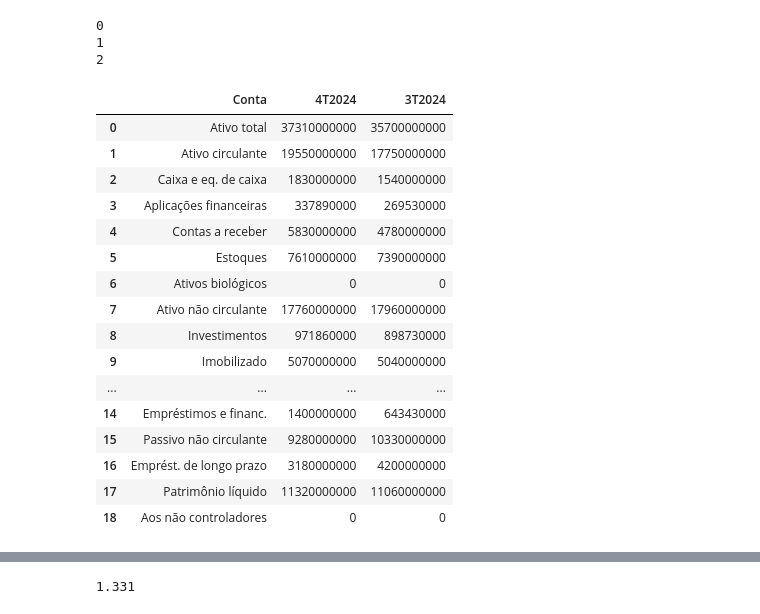
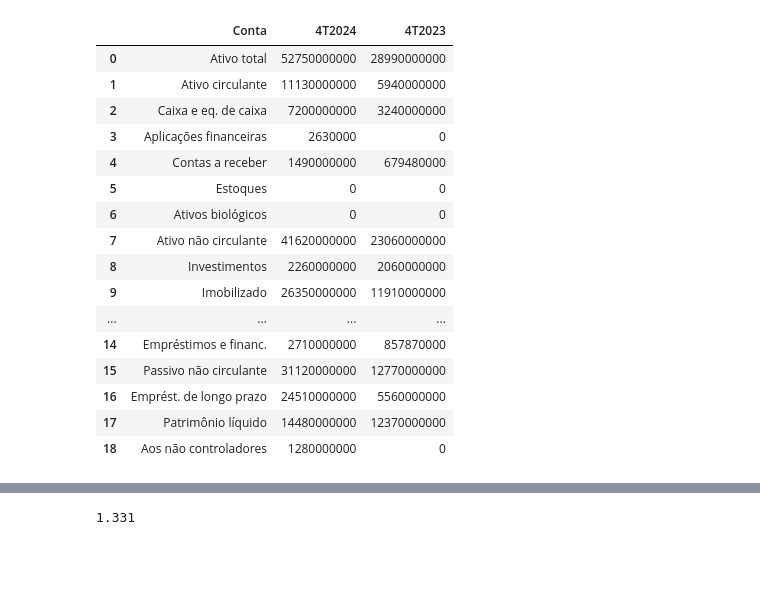
Before and after one commit to Felarxa/Projeto_Econometria_Financeira, a Jupyter notebook: Notebooks/notebook.ipynb, the cells around one changed output, grey strips where cells are left out. Drawn from its saved outputs; the diff is of its cells as text; code cells hidden in the pictures; blank space fills up the shorter version.

```diff
--- a/Notebooks/notebook.ipynb
+++ b/Notebooks/notebook.ipynb
@@ -103,7 +84,6 @@ df2
 # %%
-multp = {'t': 1e12, 'b': 1e9, 'm': 1e6, 'mil': 1e3}
-
 def convert_value(value):
+    multp = {'t': 1e12, 'b': 1e9, 'm': 1e6, 'mil': 1e3}
     val_str = str(value).strip().lower()
     parts = val_str.split(' ')
 
@@ -113,38 +93,37 @@ def convert_value(value):
         x = float(x) * multp.get(y, 1)
         return int(x)
 
-    return value
+    return int(value)
 
-for i in range(0,3):
-    var = 'df' + str(i)
-    vars()[var][vars()[var].columns[1:]] = vars()[var][vars()[var].columns[1:]].applymap(convert_value)
-    print(i)
+try:
+    for i in range(0,3):
+        var = 'df' + str(i)
+        vars()[var][vars()[var].columns[1:]] = vars()[var][vars()[var].columns[1:]].map(convert_value)
+except Exception as e:
+    print(f'Valores inconsistenmtes para o valuation de {ticker}: {str(e)}')
-# %% [output]
-0
-1
-2
 # %%
 df0_1 = df0.drop(df0.columns[1], axis=1)
 df0_1 = df0_1.drop(df0_1.columns[6:], axis=1)
 df0_1 = df0_1.drop(df0_1.columns[2:5], axis=1)
+df0_1
 # %% [output]
-|  | Conta | 4T2024 | 3T2024 |
-| 0 | Ativo total | 37310000000 | 35700000000 |
-| 1 | Ativo circulante | 19550000000 | 17750000000 |
-| 2 | Caixa e eq. de caixa | 1830000000 | 1540000000 |
-| 3 | Aplicações financeiras | 337890000 | 269530000 |
-| 4 | Contas a receber | 5830000000 | 4780000000 |
-| 5 | Estoques | 7610000000 | 7390000000 |
+|  | Conta | 4T2024 | 4T2023 |
+| 0 | Ativo total | 52750000000 | 28990000000 |
+| 1 | Ativo circulante | 11130000000 | 5940000000 |
+| 2 | Caixa e eq. de caixa | 7200000000 | 3240000000 |
+| 3 | Aplicações financeiras | 2630000 | 0 |
+| 4 | Contas a receber | 1490000000 | 679480000 |
+| 5 | Estoques | 0 | 0 |
 | 6 | Ativos biológicos | 0 | 0 |
-| 7 | Ativo não circulante | 17760000000 | 17960000000 |
-| 8 | Investimentos | 971860000 | 898730000 |
-| 9 | Imobilizado | 5070000000 | 5040000000 |
+| 7 | Ativo não circulante | 41620000000 | 23060000000 |
+| 8 | Investimentos | 2260000000 | 2060000000 |
+| 9 | Imobilizado | 26350000000 | 11910000000 |
 | ... | ... | ... | ... |
-| 14 | Empréstimos e financ. | 1400000000 | 643430000 |
-| 15 | Passivo não circulante | 9280000000 | 10330000000 |
-| 16 | Emprést. de longo prazo | 3180000000 | 4200000000 |
-| 17 | Patrimônio líquido | 11320000000 | 11060000000 |
-| 18 | Aos não controladores | 0 | 0 |
+| 14 | Empréstimos e financ. | 2710000000 | 857870000 |
+| 15 | Passivo não circulante | 31120000000 | 12770000000 |
+| 16 | Emprést. de longo prazo | 24510000000 | 5560000000 |
+| 17 | Patrimônio líquido | 14480000000 | 12370000000 |
+| 18 | Aos não controladores | 1280000000 | 0 |
 # %%
 df1_1 = df1.drop(df1.columns[1], axis=1)
 df1_1 = df1_1.drop(df1_1.columns[3:], axis=1)
```
Also changed, not shown: parts of 18 cells of this notebook, 3 other files.
